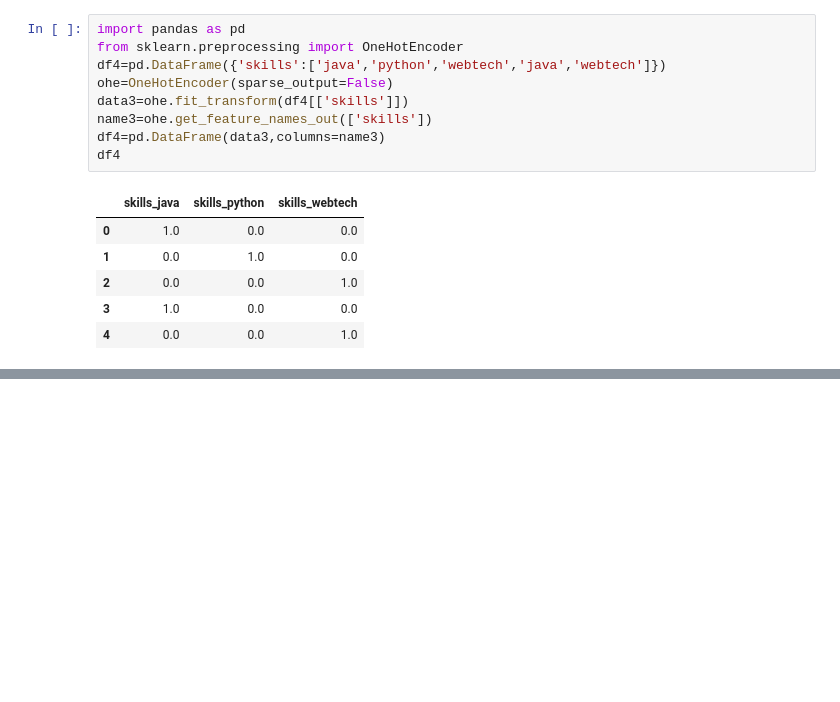
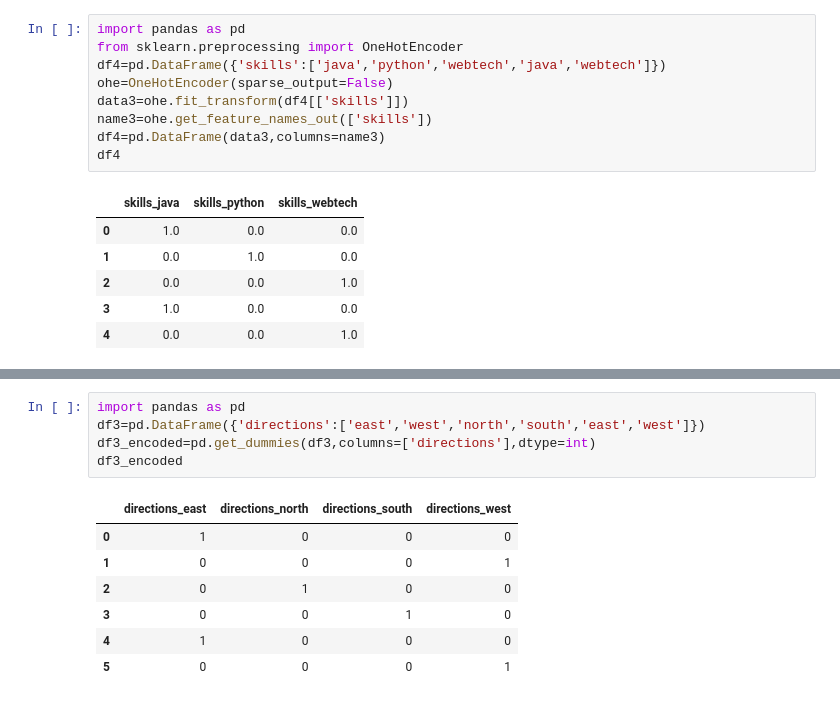
Before and after one commit to hipparagiaishwarya2130-lang/datascience, a Jupyter notebook: Encoding.ipynb, the cells around one changed output, grey strips where cells are left out. Cells and saved outputs as stored; diff of their text form; blank space fills up the shorter version.

```diff
--- a/Encoding.ipynb
+++ b/Encoding.ipynb
@@ -159,0 +174,13 @@ df4
+# %%
+import pandas as pd
+df3=pd.DataFrame({'directions':['east','west','north','south','east','west']})
+df3_encoded=pd.get_dummies(df3,columns=['directions'],dtype=int)
+df3_encoded
+# %% [output]
+|  | directions_east | directions_north | directions_south | directions_west |
+| 0 | 1 | 0 | 0 | 0 |
+| 1 | 0 | 0 | 0 | 1 |
+| 2 | 0 | 1 | 0 | 0 |
+| 3 | 0 | 0 | 1 | 0 |
+| 4 | 1 | 0 | 0 | 0 |
+| 5 | 0 | 0 | 0 | 1 |
```
Also changed, not shown: parts of 2 cells of this notebook.
